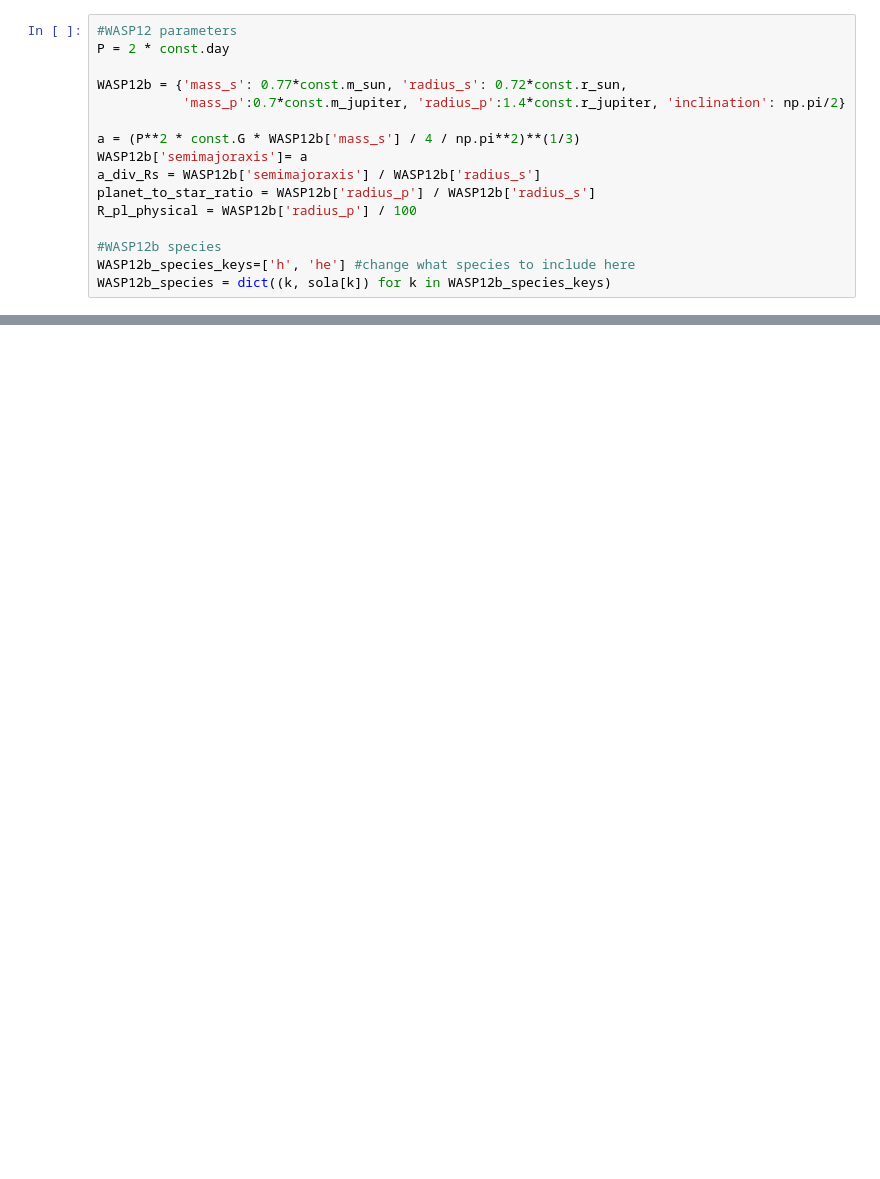
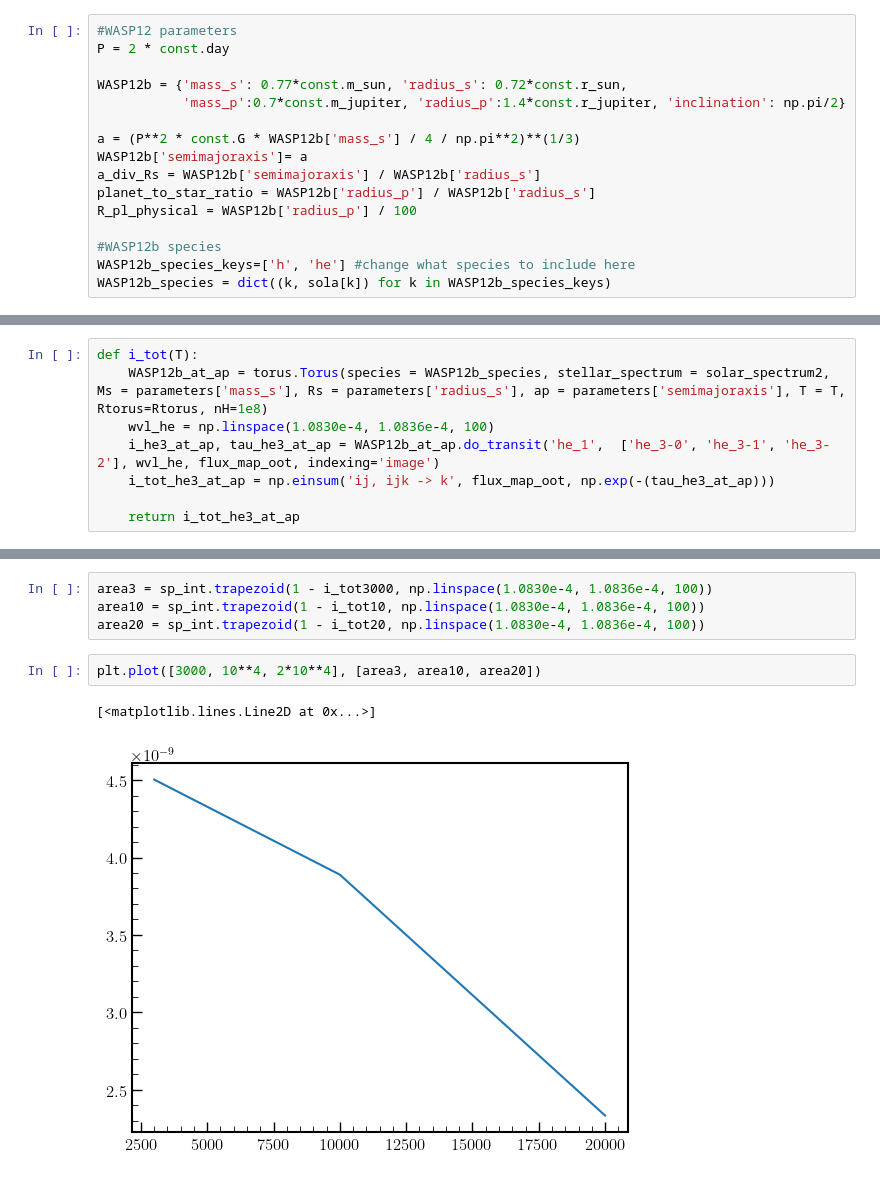
Before and after one commit to eschreyer/torus, a Jupyter notebook: Astro9_Starter_Notebook.ipynb, the cells around one changed output, grey strips where cells are left out. Saved outputs shown, nothing was run; the diff lists cells and outputs as text; blank space fills up the shorter version.

```diff
--- a/Astro9_Starter_Notebook.ipynb
+++ b/Astro9_Starter_Notebook.ipynb
@@ -66,3 +95,11 @@ i_tot_he3_at_ap = np.einsum('ij, ijk -> k', flux_map_it, np.exp(-(tau_he3_at_ap)
 # %% [output]
 0.4110307638930726
+# %%
+def i_tot(T):
+    WASP12b_at_ap = torus.Torus(species = WASP12b_species, stellar_spectrum = solar_spectrum2, Ms = parameters['mass_s'], Rs = parameters['radius_s'], ap = parameters['semimajoraxis'], T = T, Rtorus=Rtorus, nH=1e8)
+    wvl_he = np.linspace(1.0830e-4, 1.0836e-4, 100)
+    i_he3_at_ap, tau_he3_at_ap = WASP12b_at_ap.do_transit('he_1',  ['he_3-0', 'he_3-1', 'he_3-2'], wvl_he, flux_map_oot, indexing='image')
+    i_tot_he3_at_ap = np.einsum('ij, ijk -> k', flux_map_oot, np.exp(-(tau_he3_at_ap)))
+
+    return i_tot_he3_at_ap
 # %%
@@ -76,0 +120,9 @@ Text(0.5, 0, 'wavelength')
+# %%
+area3 = sp_int.trapezoid(1 - i_tot3000, np.linspace(1.0830e-4, 1.0836e-4, 100))
+area10 = sp_int.trapezoid(1 - i_tot10, np.linspace(1.0830e-4, 1.0836e-4, 100))
+area20 = sp_int.trapezoid(1 - i_tot20, np.linspace(1.0830e-4, 1.0836e-4, 100))
+# %%
+plt.plot([3000, 10**4, 2*10**4], [area3, area10, area20])
+# %% [output]
+[<matplotlib.lines.Line2D at 0x...>]
+[figure, added]
```
Also changed, not shown: parts of 14 cells of this notebook, 1 other file.
